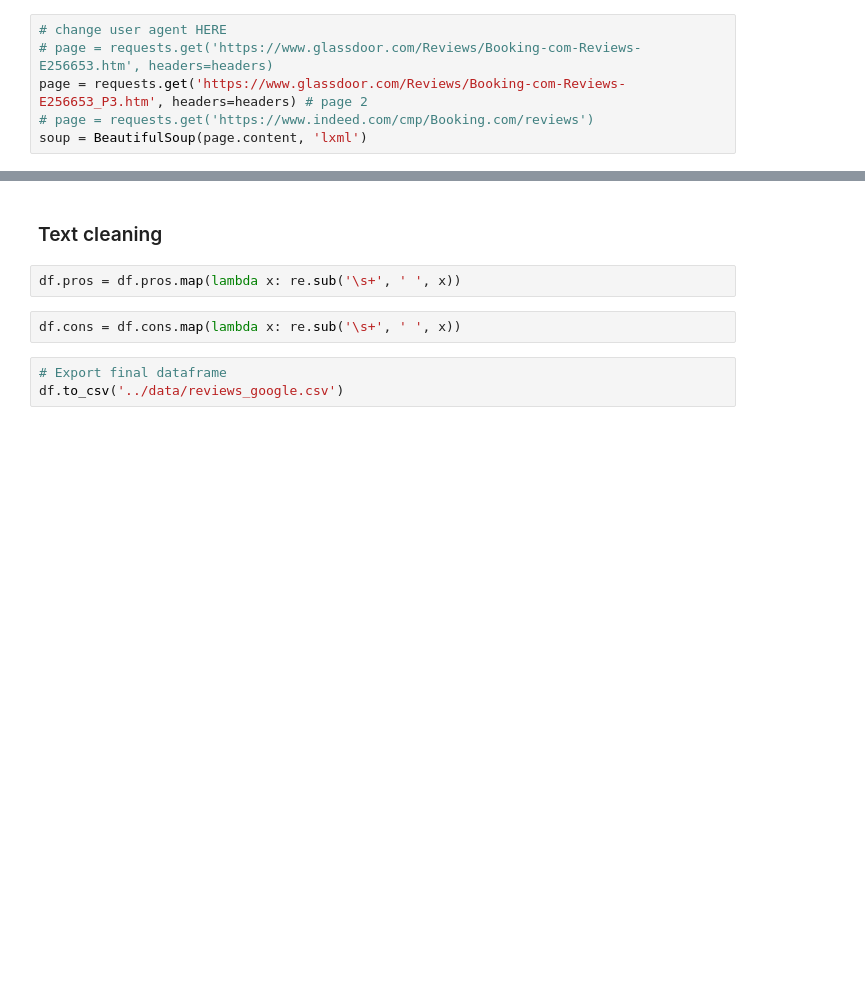
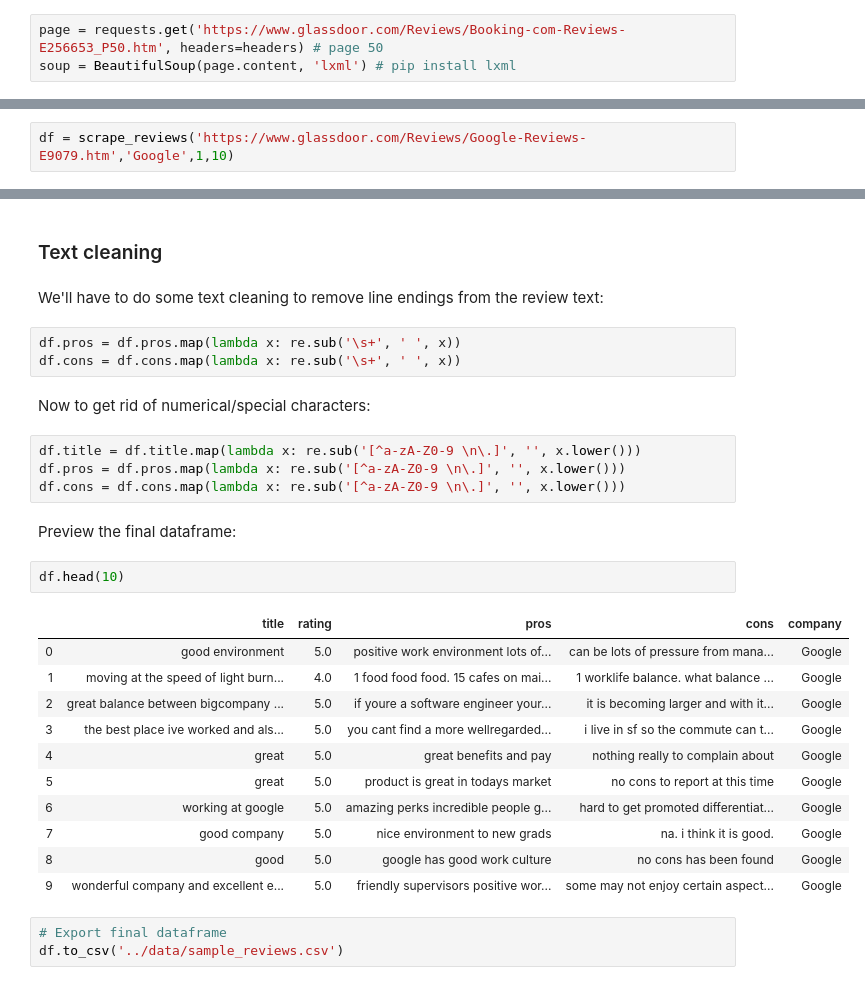
Before and after one commit to jfleury12/job-satisfaction-nlp, a Jupyter notebook: notebooks/data_scraping.ipynb, the cells around one changed output, grey strips where cells are left out. Drawn from its saved outputs; the diff is of its cells as text; blank space fills up the shorter version.

```diff
--- a/notebooks/data_scraping.ipynb
+++ b/notebooks/data_scraping.ipynb
@@ -11,9 +17,6 @@ headers = {'User-Agent': 'Mozilla/5.0 (Macintosh; Intel Mac OS X 10_10_1) AppleW
 # %%
-# change user agent HERE
-# page = requests.get('https://www.glassdoor.com/Reviews/Booking-com-Reviews-E256653.htm', headers=headers)
-page = requests.get('https://www.glassdoor.com/Reviews/Booking-com-Reviews-E256653_P3.htm', headers=headers) # page 2
-# page = requests.get('https://www.indeed.com/cmp/Booking.com/reviews')
-soup = BeautifulSoup(page.content, 'lxml')
+page = requests.get('https://www.glassdoor.com/Reviews/Booking-com-Reviews-E256653_P50.htm', headers=headers) # page 50
+soup = BeautifulSoup(page.content, 'lxml') # pip install lxml
 # %%
 print(soup.prettify())
 # looks like a hot mess
@@ -182,0 +154,2 @@ This operation took 13.92083643277486 minutes to scrape 201 pages at a pace of 4
+# %%
+df = scrape_reviews('https://www.glassdoor.com/Reviews/Google-Reviews-E9079.htm','Google',1,10)
@@ -187,9 +203,32 @@ df.shape
 # %% [markdown]
 ### Text cleaning
+# %% [markdown]
+We'll have to do some text cleaning to remove line endings from the review text:
 # %%
 df.pros = df.pros.map(lambda x: re.sub('\s+', ' ', x))
+df.cons = df.cons.map(lambda x: re.sub('\s+', ' ', x))
-# %%
-df.cons = df.cons.map(lambda x: re.sub('\s+', ' ', x))
+# %% [markdown]
+Now to get rid of numerical/special characters:
+# %%
+df.title = df.title.map(lambda x: re.sub('[^a-zA-Z0-9 \n\.]', '', x.lower()))
+df.pros = df.pros.map(lambda x: re.sub('[^a-zA-Z0-9 \n\.]', '', x.lower()))
+df.cons = df.cons.map(lambda x: re.sub('[^a-zA-Z0-9 \n\.]', '', x.lower()))
+# %% [markdown]
+Preview the final dataframe:
+# %%
+df.head(10)
+# %% [output]
+|  | title | rating | pros | cons | company |
+| 0 | good environment | 5.0 | positive work environment lots of... | can be lots of pressure from mana... | Google |
+| 1 | moving at the speed of light burn... | 4.0 | 1 food food food. 15 cafes on mai... | 1 worklife balance. what balance ... | Google |
+| 2 | great balance between bigcompany ... | 5.0 | if youre a software engineer your... | it is becoming larger and with it... | Google |
+| 3 | the best place ive worked and als... | 5.0 | you cant find a more wellregarded... | i live in sf so the commute can t... | Google |
+| 4 | great | 5.0 | great benefits and pay | nothing really to complain about | Google |
+| 5 | great | 5.0 | product is great in todays market | no cons to report at this time | Google |
+| 6 | working at google | 5.0 | amazing perks incredible people g... | hard to get promoted differentiat... | Google |
+| 7 | good company | 5.0 | nice environment to new grads | na. i think it is good. | Google |
+| 8 | good | 5.0 | google has good work culture | no cons has been found | Google |
+| 9 | wonderful company and excellent e... | 5.0 | friendly supervisors positive wor... | some may not enjoy certain aspect... | Google |
 # %%
 # Export final dataframe
-df.to_csv('../data/reviews_google.csv')
+df.to_csv('../data/sample_reviews.csv')
```
Also changed, not shown: parts of 26 cells of this notebook, 1 other file.
